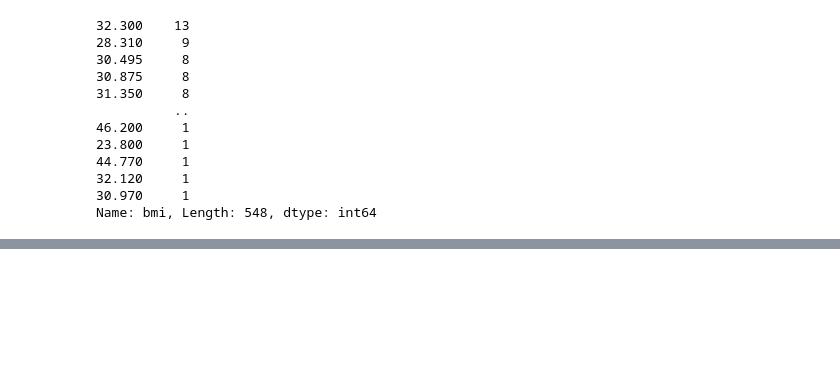
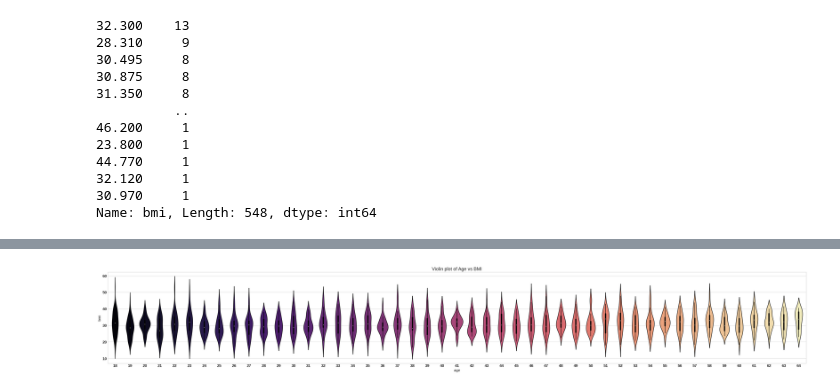
Before and after one commit to gr-uzun/medical-cost-analysis, a Jupyter notebook: medical_cost_analysis_project.ipynb, the cells around one changed output, grey strips where cells are left out. Cells and saved outputs as stored; diff of their text form; code cells hidden in the pictures; blank space fills up the shorter version.

```diff
--- a/medical_cost_analysis_project.ipynb
+++ b/medical_cost_analysis_project.ipynb
@@ -224,0 +215,12 @@ AttributeError: ignored
+# %%
+# Examine the relationship between “age” and “bmi”.
+
+# Comments
+# It shows the distribution of quantitative data(BMI) across several levels of one (or more) categorical variables(age) such that those distributions can be compared.
+
+f = plt.figure(figsize=(100,6))
+ax = f.add_subplot(121)
+sns.violinplot(x='age', y='bmi',data=df,palette='magma',ax=ax)
+ax.set_title('Violin plot of Age vs BMI');
+# %% [output]
+[figure, added]
```
Also changed, not shown: parts of 19 cells of this notebook.
